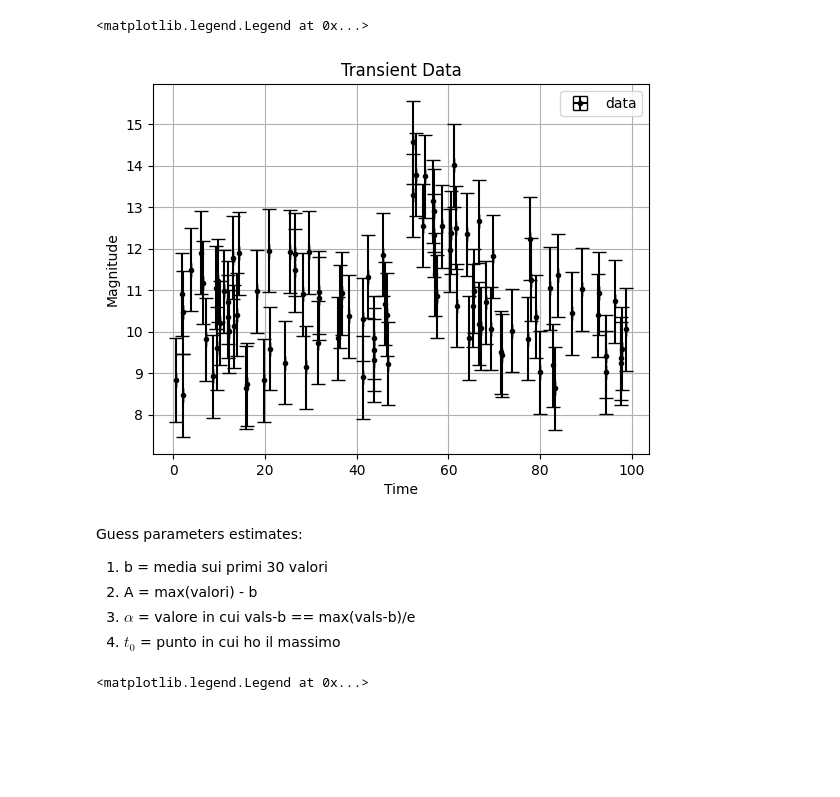
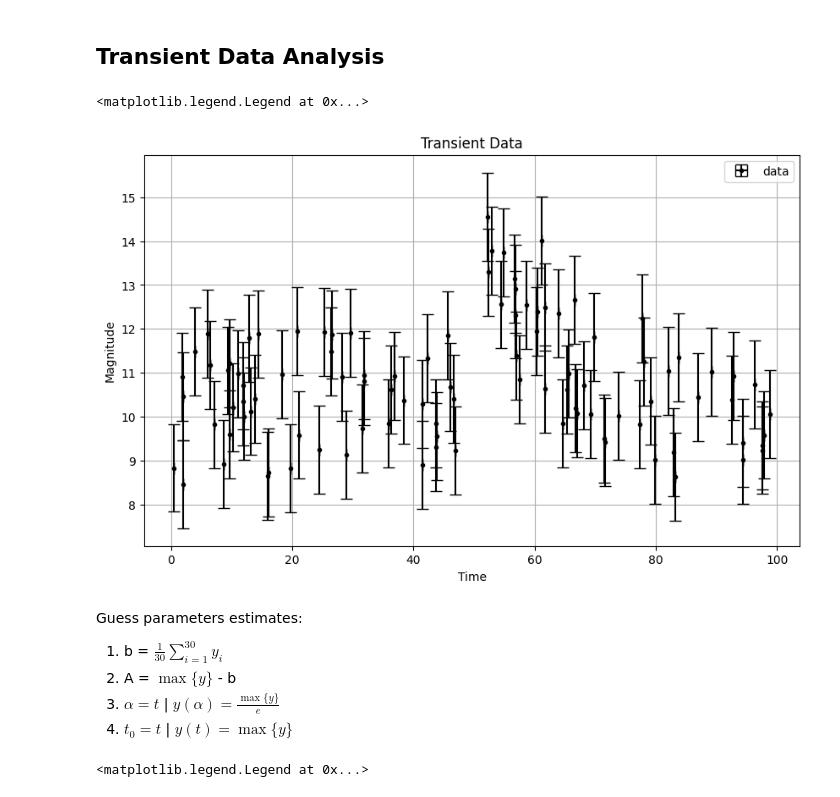
Before and after one commit to Richardforphys/AstroStatistics, a Jupyter notebook: AML/Notebooks/AstroStatistics/Transient.ipynb, the cells around one changed output. Drawn from its saved outputs; the diff is of its cells as text; code cells hidden in the pictures; blank space fills up the shorter version.

Commit message:
Transient data analysis is ok,should try wt PyMC?

```diff
--- a/AML/Notebooks/AstroStatistics/Transient.ipynb
+++ b/AML/Notebooks/AstroStatistics/Transient.ipynb
@@ -1,3 +1,5 @@
+# %% [markdown]
+## Transient Data Analysis
 # %%
 import numpy as np
 from scipy import stats
@@ -42,21 +44,22 @@ def func(Time,A,b,alpha,t0):
     output = np.where(Time > t0, b + A * np.exp(-alpha * (Time -t0)),b)
     return output
 # %%
+plt.figure(figsize=(10, 6))
 plt.errorbar(Time, vals, xerr=0, yerr=errs,capsize=5, fmt=".", label="data", color='black')
 plt.grid()
 plt.xlabel('Time')
 plt.ylabel('Magnitude')
 plt.title('Transient Data')
 plt.legend()
 # %% [output]
 <matplotlib.legend.Legend at 0x...>
-[figure, old version]
+[figure, new version]
 # %% [markdown]
 Guess parameters estimates:
-1. b = media sui primi 30 valori
-2. A = max(valori) - b
-3. $\alpha$ = valore in cui vals-b == max(vals-b)/e
-4. $t_0$ = punto in cui ho il massimo
+1. b = $ \frac{1}{30} \sum_{i=1}^{30} y_i$
+2. A = $\max\{y\}$ - b
+3. $\alpha = t$ | $ y(\alpha) = \frac{\max\{y\}}{e}$
+4. $t_0 = t$ | $y(t) = \max\{y\} $
 # %%
 plt.errorbar(Time, vals, xerr=0, yerr=errs,capsize=5, fmt=".", label="data", color='black')
 plt.plot(Time,func(Time,*np.array([max(vals)-vals[:20].mean(),vals[:20].mean(),1/9,np.argmax(vals)])), color='red', label="PDF")
```
Also changed, not shown: parts of 5 cells of this notebook.
